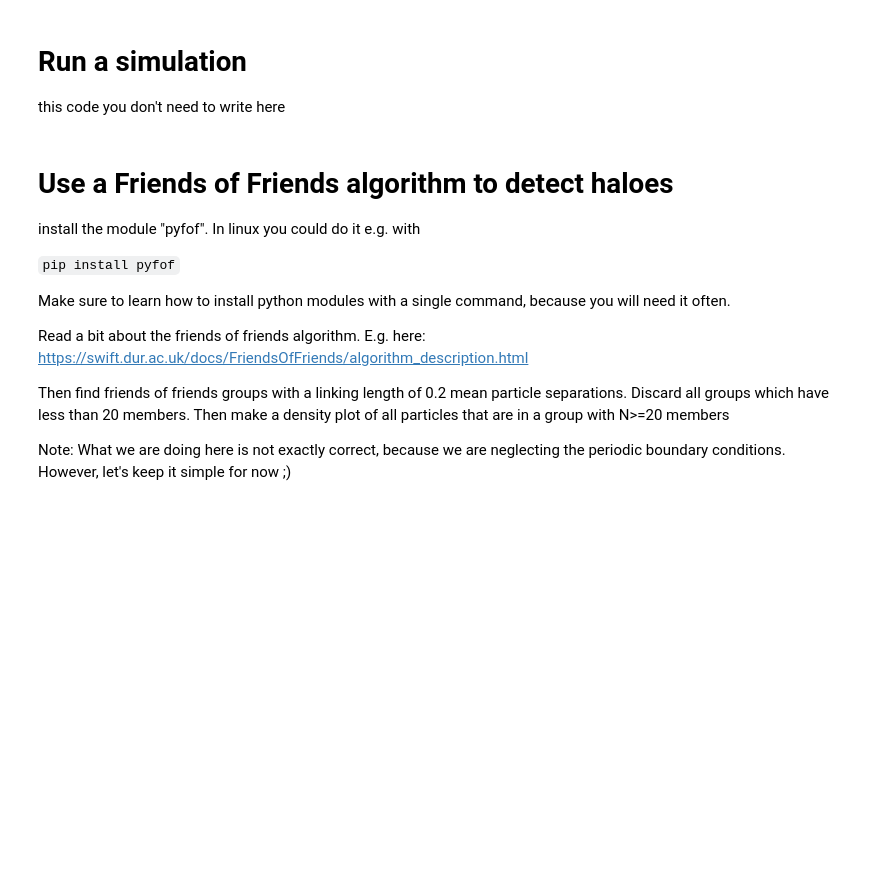
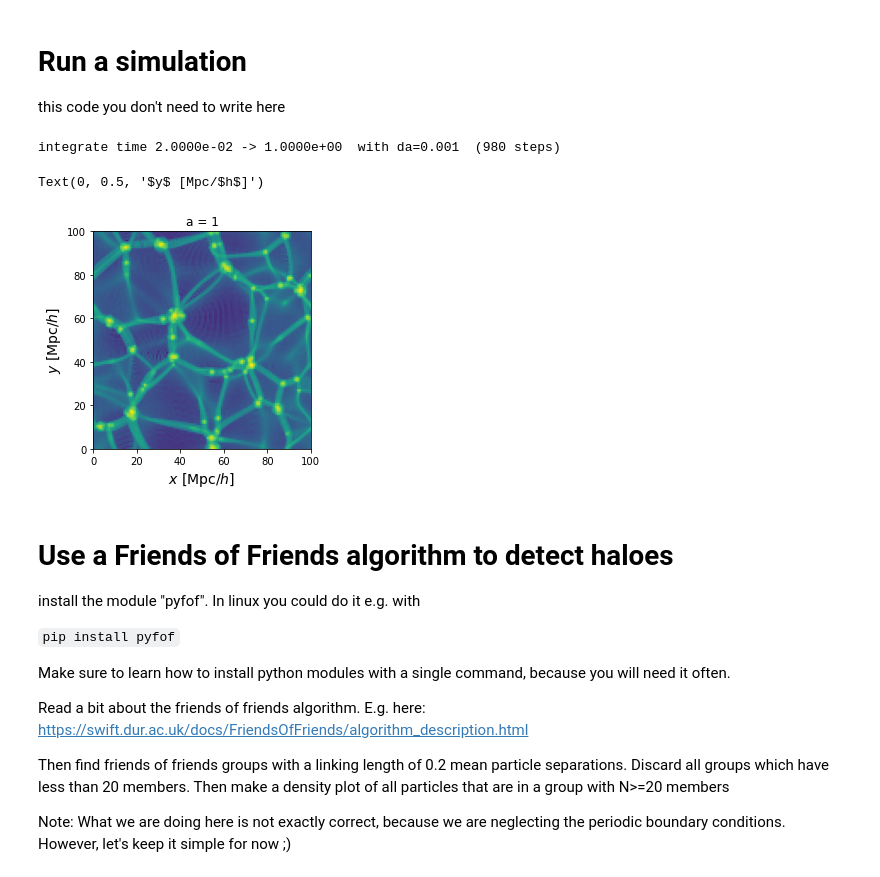
Before and after one commit to mpelleje/2D_Nbody_sim_python, a Jupyter notebook: notebooks/tutorials/solutions/solution_haloes.ipynb, the cells around one changed output. Saved outputs shown, nothing was run; the diff lists cells and outputs as text; code cells hidden in the pictures; blank space fills up the shorter version.

```diff
--- a/notebooks/tutorials/solutions/solution_haloes.ipynb
+++ b/notebooks/tutorials/solutions/solution_haloes.ipynb
@@ -21,25 +21,23 @@ import pyfof
 # %% [markdown]
 # Run a simulation
 this code you don't need to write here
-# %%
-Om, Ol, sig = 1., 0., 2.
-aini = 0.02
-
-myic = minisim.ic.IC2DCosmo(512, sig=sig, L=100., aic=aini, rs=2., vec3d=True, Omega_m=Om, Omega_l=Ol)
-potfield = minisim.potential.PM2DPotentialField(128, 100., vec3d=True)
-
-sim = minisim.sim.Cosmological2DSimulation(myic, potfield, aini=aini, dastep=0.005, dtlog=0.02, Omega_m=Om, Omega_l=Ol,
-                                           dtcheckpoint=0.5, cpfile="mycheckpoints.hdf5")
-
-sim.integrate_till(1.)
+# %%
+myic = sim.ic.IC2DCosmo(512, L=100., rs=1.5, sigma8=2.)
+
+mysim = sim.CosmologicalSimulation2d(myic, aic=0.02, dafac_max=0.05, da_max=0.02, ngrid_pm=128)
+
+mysim.integrate_till(1.)
+# %% [output]
+integrate time 2.0000e-02 -> 1.0000e+00  with da=0.001  (980 steps)
 # %%
-mypfield = minisim.potential.PM2DPotentialField(256, 100., vec3d=True)
-
-mypfield.deposit(sim.part["pos"][...,0:2].reshape(-1,2), sim.part["mass"].reshape(-1))
-plt.imshow(np.clip(mypfield.rhogrid / np.mean(mypfield.rhogrid), 1e-2, None).T, origin="lower", norm = LogNorm(vmin=1e-2, vmax=1e2), extent=[0,100.,0.,100.])
-plt.title("a = %g" % sim.time)
+rho = sim.sim.deposit2d(mysim.pos, 128, myic.L, mode="cic")
+plt.imshow(np.clip(rho / np.mean(rho), 1e-2, None).T, origin="lower", norm = LogNorm(vmin=1e-2, vmax=1e2), extent=[0,100.,0.,100.])
+plt.title("a = %g" % mysim.a)
 plt.xlabel(r"$x$ [Mpc/$h$]", fontsize=14)
 plt.ylabel(r"$y$ [Mpc/$h$]", fontsize=14)
+# %% [output]
+Text(0, 0.5, '$y$ [Mpc/$h$]')
+[figure, added]
 # %% [markdown]
 # Use a Friends of Friends algorithm to detect haloes
 install the module "pyfof". In linux you could do it e.g. with
```
Also changed, not shown: parts of 11 cells of this notebook, 5 other files.
